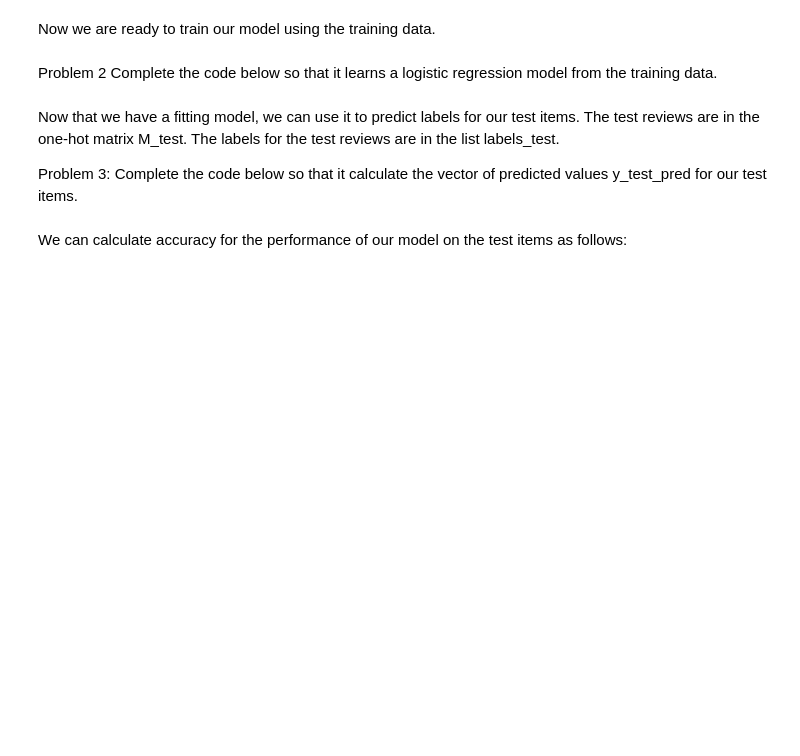
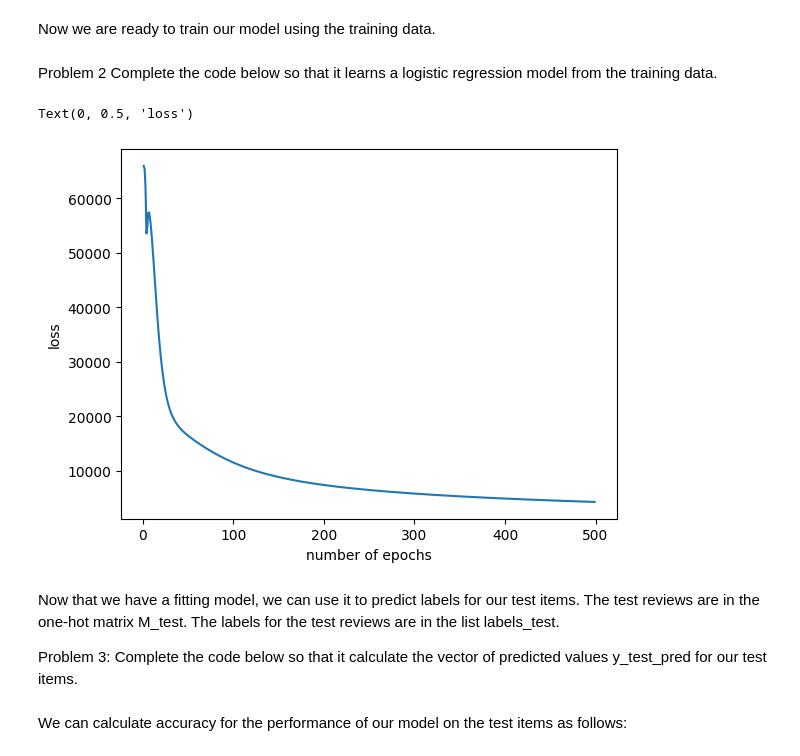
Before and after one commit to noobylub/Computational-Linguistic, a Jupyter notebook: LELA60331_Week_7_Seminar.ipynb, the cells around one changed output. Saved outputs shown, nothing was run; the diff lists cells and outputs as text; code cells hidden in the pictures; blank space fills up the shorter version.

```diff
--- a/LELA60331_Week_7_Seminar.ipynb
+++ b/LELA60331_Week_7_Seminar.ipynb
@@ -164,33 +174,43 @@ Now we are ready to train our model using the training data.
 Problem 2 Complete the code below so that it learns a logistic regression model from the training data.
 # %%
 import math
+import matplotlib.pyplot as plt
 
 num_features=5000
 y=[int(l == "positive") for l in labels_train]
 weights = np.random.rand(num_features)
 bias=np.random.rand(1)
 n_iters = 500
 lr=0.4
 logistic_loss=[]
 num_samples=len(y)
 for i in range(n_iters):
-  z=????
-  q =?????
+  # Basically you are multiplying all the values of M_train with the weights
+  # It would be similar to this: z= bias + (x[0]*weights[0] + x[1]*weights[1])
+  z= M_train.dot(weights) + bias
+  # print(z)
+  # (1 / (1+np.exp(-z))) we use sigmoid because we only need to know whether it is positive or negative, two possible values
+  q = (1 / (1+np.exp(-z)))
+  # print(q)
   eps=0.00001
   loss = -sum((y*np.log2(q+eps)+(np.ones(len(y))-y)*np.log2(np.ones(len(y))-q+eps)))
   logistic_loss.append(loss)
+  # We then make the prediction, if it is below a certain number, 0.5 it is negative and vice versa
   y_pred=[int(ql > 0.5) for ql in q]
 
-
-  dw = ???
-  db = ????
-  weights = ????
-  bias = ?????
+  # For logistic regression one shot encoder= dw1 = np.dot(x[0],q-y)/num_samples
+  dw = (q-y).dot(M_train)/num_samples
+  db = sum(q-y)/num_samples
+  weights = weights - dw*lr
+  bias = bias - db*lr
 
 plt.plot(range(1,n_iters),logistic_loss[1:])
 plt.xlabel("number of epochs")
 plt.ylabel("loss")
 #loss = sum(-(np.ones(len(y))*np.log2(q)+(np.ones(len(y))-y)*np.log2(np.ones(len(y))-q)))
+# %% [output]
+Text(0, 0.5, 'loss')
+[figure, added]
 # %% [markdown]
 Now that we have a fitting model, we can use it to predict labels for our test items. The test reviews are in the one-hot matrix M_test. The labels for the test reviews are in the list labels_test.
 
```
Also changed, not shown: parts of 6 cells of this notebook.
